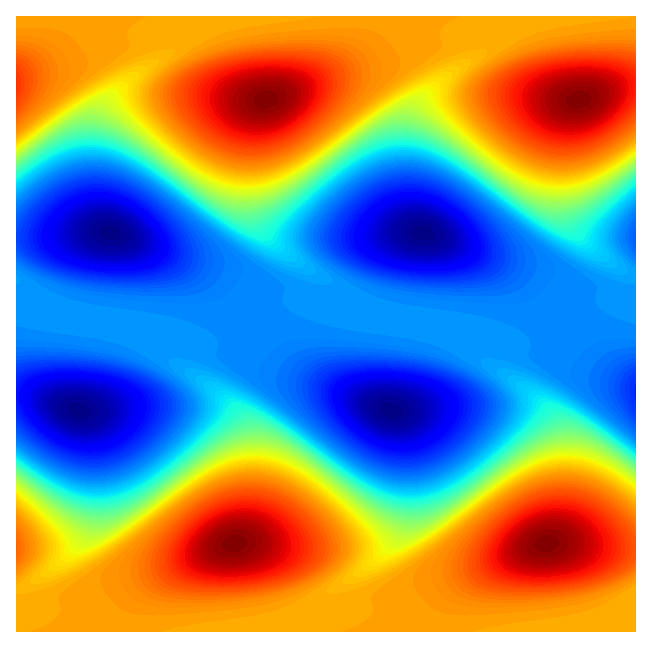
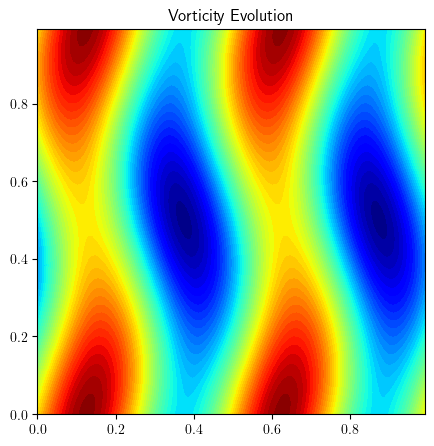
The change to this notebook cell's code, shown as a diff; its figure went from the first image to the second:
--- before
+++ after
@@ -1,7 +1,30 @@
+L     = 1.0
+N     = 128
+nu    = 0.001
+dt    = 0.001
+tEnd  = 1.0
+tOut  = 0.05
+
+x  = np.linspace(0, L, N, endpoint=False)
+y  = np.linspace(0, L, N, endpoint=False)
+xx, yy = np.meshgrid(x, y)
+
+vx = np.sin(2 * np.pi * yy)
+vy = np.cos(2 * np.pi * xx * 2)
+speed_init = np.sqrt(vx**2 + vy**2)
+
+k = 2 * np.pi / L * np.fft.fftfreq(N, d=L/N)
+kx, ky = np.meshgrid(k, k)
+kSq = kx**2 + ky**2
+kSq_inv = np.zeros_like(kSq)
+kSq_inv[kSq != 0] = 1.0 / kSq[kSq != 0]
 wz_frames = []
+dealias = (np.abs(kx) < (2/3) * np.max(k)) & (np.abs(ky) < (2/3) * np.max(k))
+Nt = int(np.ceil(tEnd / dt))
+t = 0
+outputCount = 1
+
 for i in range(Nt):
-    dvx = grad(vx)
-    dvy = grad(vy)
-
+    dvx, dvy = grad(vx), grad(vy)
     rhs_x = -(vx * dvx[0] + vy * dvx[1])
     rhs_y = -(vx * dvy[0] + vy * dvy[1])
@@ -13,5 +36,4 @@
     vy += dt * rhs_y
 
-    # Projection
     div_rhs = div(rhs_x, rhs_y)
     P = poisson_solve(div_rhs)
@@ -21,5 +43,4 @@
     vy -= dt * dPy
 
-    # Diffusion
     vx = diffusion_solve(vx)
     vy = diffusion_solve(vy)
@@ -28,17 +49,20 @@
     wz = np.real(np.fft.ifftn(1j * ky * np.fft.fftn(vx) - 1j * kx * np.fft.fftn(vy)))
 
-    # Store (reduce frames for speed)
-    if i % 3 == 0:
+    # Time update
+    t += dt
+
+    if t + dt > outputCount * tOut:
         wz_frames.append(wz.copy())
 
-fig, ax = plt.subplots(figsize=(5, 5), dpi=160)
+fig, ax = plt.subplots(figsize=(5, 5))
 ax.set_axis_off()
-frames = []
-for wz in wz_frames:
-    cont = ax.contourf(xx, yy, wz, cmap='jet', levels=100)
-    frames.append(cont.collections)
 
-ani = animation.ArtistAnimation(fig, frames, interval=80, blit=True)
-filename = "spectral_ns_vorticity.gif"
-ani.save(filename, writer="pillow", fps=12)
-HTML(f'<img src="{filename}" width="600">')
+def update(frame):
+    ax.clear()
+    cont = ax.contourf(xx, yy, frame, cmap='jet', levels=50)
+    ax.set_title("Vorticity Evolution")
+    return cont.collections
+
+ani = animation.FuncAnimation( fig, update, frames=wz_frames, interval=80, blit=False)
+ani.save("spectral_ns_vorticity.gif", writer="pillow", fps=12)
+HTML('<img src="spectral_ns_vorticity.gif" width="600">')

Commit: Add files via upload